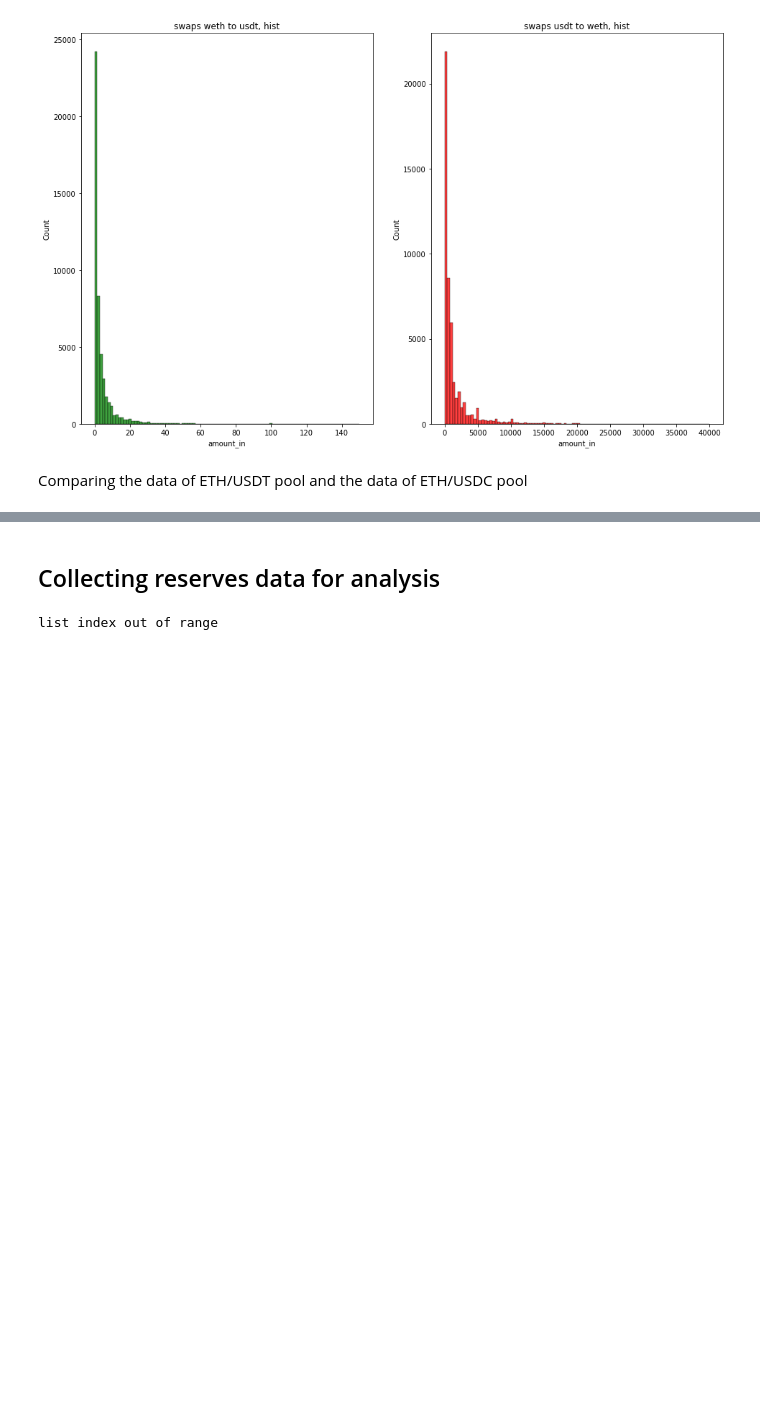
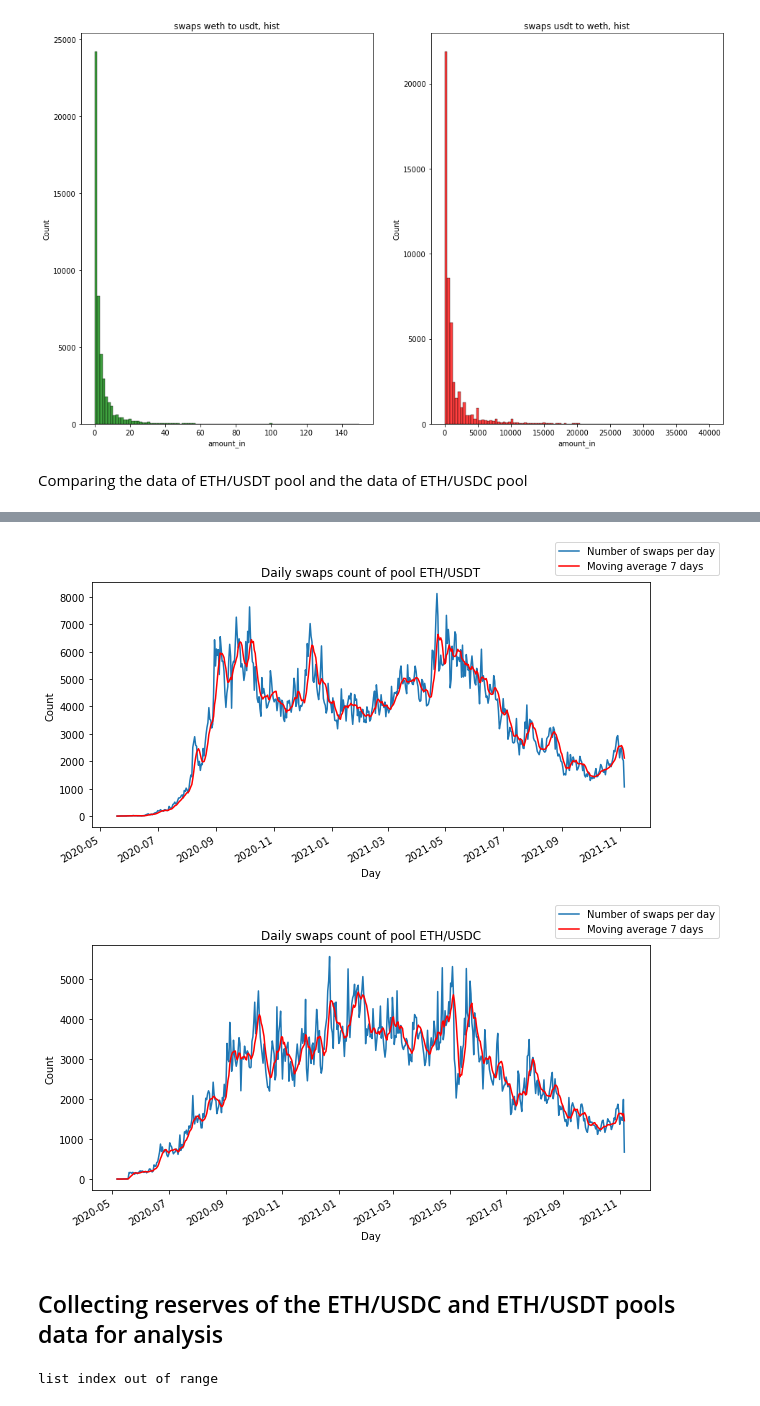
Before and after one commit to IX-Swap/data-science, a Jupyter notebook: uniswap_v2_pools_analysis/v2_pools_analysis.ipynb, the cells around one changed output, grey strips where cells are left out. Cells and saved outputs as stored; diff of their text form; code cells hidden in the pictures; blank space fills up the shorter version.

```diff
--- a/uniswap_v2_pools_analysis/v2_pools_analysis.ipynb
+++ b/uniswap_v2_pools_analysis/v2_pools_analysis.ipynb
@@ -333,5 +91,11 @@ show_swaps_count_moving_averages(swaps_df=eth_usdc_df, pool_name="ETH/USDC")
+# %%
+show_swaps_count_moving_averages(swaps_df=eth_usdt_df[eth_usdt_df.token_in == 'USDT'], pool_name="ETH/USDT")
+show_swaps_count_moving_averages(swaps_df=eth_usdc_df[eth_usdc_df.token_in == 'USDC'], pool_name="ETH/USDC")
+# %% [output]
+[figure, added]
+[figure, added]
 # %% [markdown]
-## Collecting reserves data for analysis
+## Collecting reserves of the ETH/USDC and ETH/USDT pools data for analysis
 # %%
 eth_usdt_reserves = get_pool_v2_reserves_history(contract_id="0x0d4a11d5eeaac28ec3f61d100daf4d40471f1852")
 eth_usdc_reserves = get_pool_v2_reserves_history(contract_id="0xb4e16d0168e52d35cacd2c6185b44281ec28c9dc")
```
Also changed, not shown: parts of 40 cells of this notebook, 9 other files.
